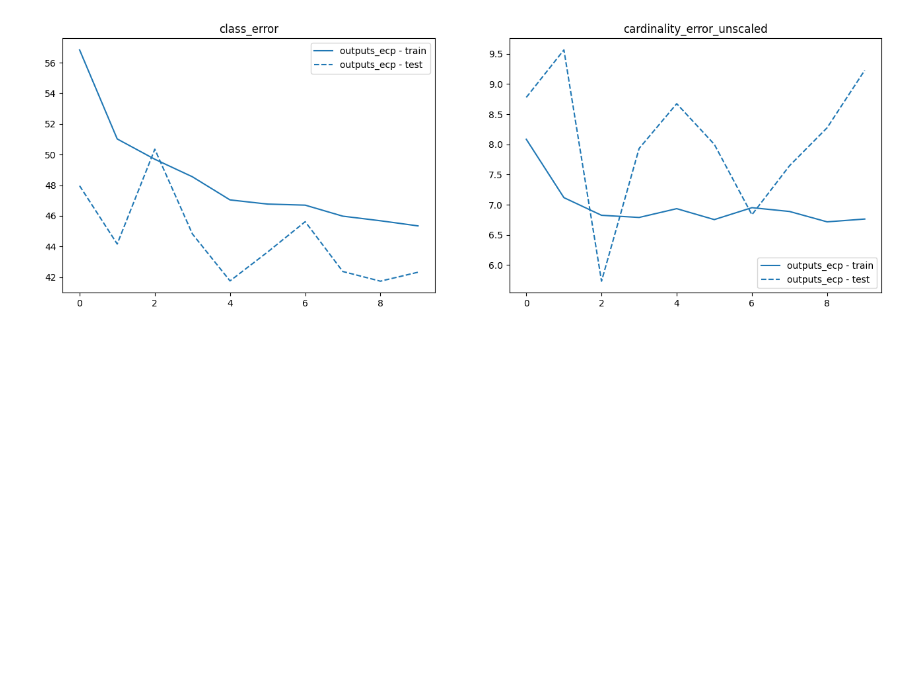
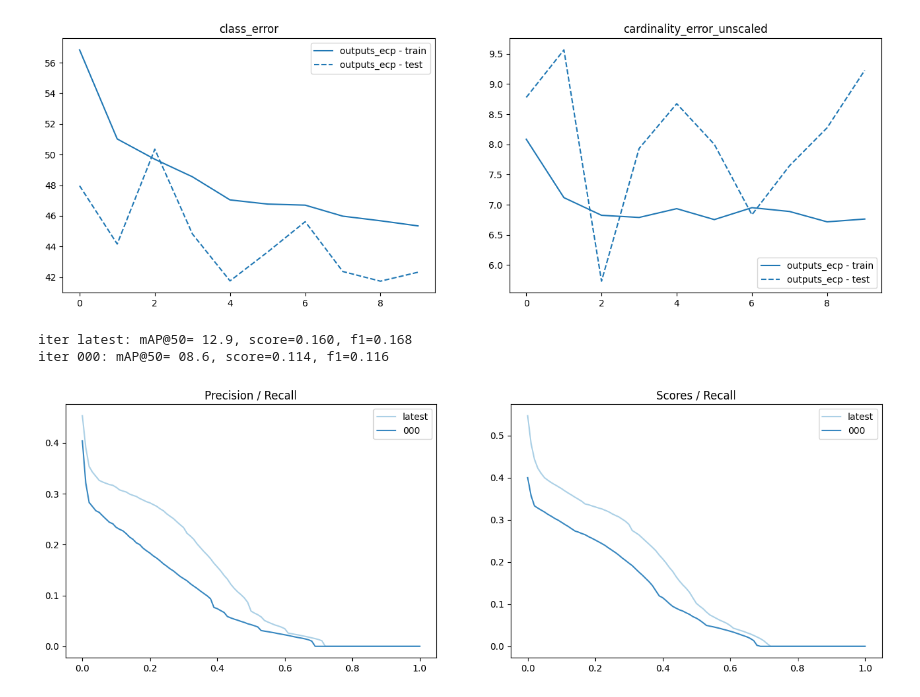
Before and after one commit to asnyder613/ds6050-group1-project, a Jupyter notebook: 04-ecp-model-detr-analysis.ipynb, the cells around one changed output. Cells and saved outputs as stored; diff of their text form; code cells hidden in the pictures; blank space fills up the shorter version.

```diff
--- a/04-ecp-model-detr-analysis.ipynb
+++ b/04-ecp-model-detr-analysis.ipynb
@@ -71,3 +73,10 @@ plot_logs(log_directory,
           fields_of_interest)
 # %% [output]
 [figure]
+# %%
+files = list(Path('/home/ybt7qf/ds6050-group1-project/save_dir_detr/outputs_ecp/eval').glob('*.pth'))
+plot_precision_recall(files);
+# %% [output]
+iter latest: mAP@50= 12.9, score=0.160, f1=0.168
+iter 000: mAP@50= 08.6, score=0.114, f1=0.116
+[figure, added]
```
Also changed, not shown: parts of 5 cells of this notebook, 2 other files.
